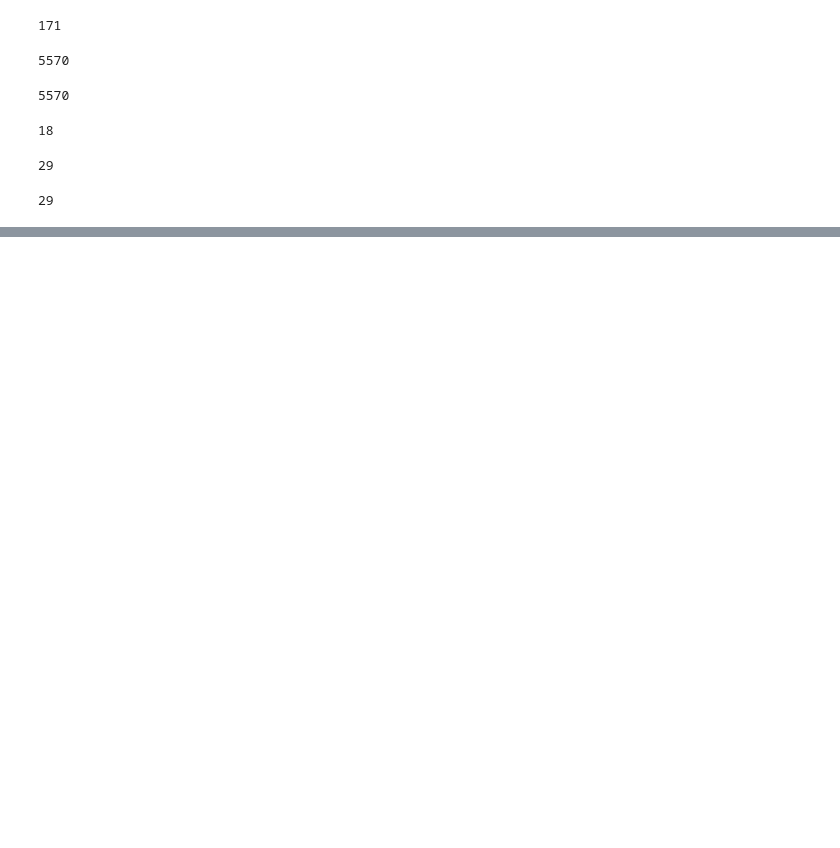
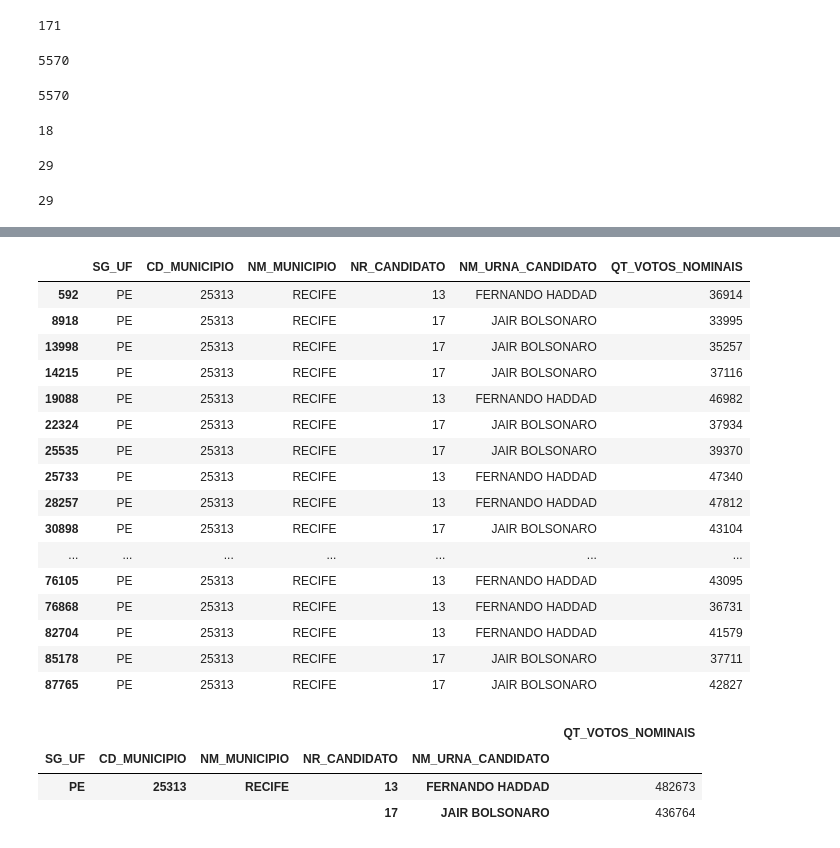
Before and after one commit to ebraimcarvalho/analise-dados-python-labhacker, a Jupyter notebook: mapa_eleicao/Untitled.ipynb, the cells around one changed output, grey strips where cells are left out. Cells and saved outputs as stored; diff of their text form; code cells hidden in the pictures; blank space fills up the shorter version.

```diff
--- a/mapa_eleicao/Untitled.ipynb
+++ b/mapa_eleicao/Untitled.ipynb
@@ -254,0 +279,30 @@ df_2turno.nlargest(10, 'QT_')
+# %%
+df_2turno.loc[df_2turno['NM_MUNICIPIO'] == 'RECIFE']
+# %% [output]
+|  | SG_UF | CD_MUNICIPIO | NM_MUNICIPIO | NR_CANDIDATO | NM_URNA_CANDIDATO | QT_VOTOS_NOMINAIS |
+| 592 | PE | 25313 | RECIFE | 13 | FERNANDO HADDAD | 36914 |
+| 8918 | PE | 25313 | RECIFE | 17 | JAIR BOLSONARO | 33995 |
+| 13998 | PE | 25313 | RECIFE | 17 | JAIR BOLSONARO | 35257 |
+| 14215 | PE | 25313 | RECIFE | 17 | JAIR BOLSONARO | 37116 |
+| 19088 | PE | 25313 | RECIFE | 13 | FERNANDO HADDAD | 46982 |
+| 22324 | PE | 25313 | RECIFE | 17 | JAIR BOLSONARO | 37934 |
+| 25535 | PE | 25313 | RECIFE | 17 | JAIR BOLSONARO | 39370 |
+| 25733 | PE | 25313 | RECIFE | 13 | FERNANDO HADDAD | 47340 |
+| 28257 | PE | 25313 | RECIFE | 13 | FERNANDO HADDAD | 47812 |
+| 30898 | PE | 25313 | RECIFE | 17 | JAIR BOLSONARO | 43104 |
+| ... | ... | ... | ... | ... | ... | ... |
+| 76105 | PE | 25313 | RECIFE | 13 | FERNANDO HADDAD | 43095 |
+| 76868 | PE | 25313 | RECIFE | 13 | FERNANDO HADDAD | 36731 |
+| 82704 | PE | 25313 | RECIFE | 13 | FERNANDO HADDAD | 41579 |
+| 85178 | PE | 25313 | RECIFE | 17 | JAIR BOLSONARO | 37711 |
+| 87765 | PE | 25313 | RECIFE | 17 | JAIR BOLSONARO | 42827 |
+# %%
+# Descobrindo quem ganhou em Recife
+df_2turno.loc[df_2turno['NM_MUNICIPIO'] == 'RECIFE'].groupby(
+    ['SG_UF', 'CD_MUNICIPIO', 'NM_MUNICIPIO', 'NR_CANDIDATO', 'NM_URNA_CANDIDATO']
+).sum()
+# %% [output]
+|  |  |  |  |  | QT_VOTOS_NOMINAIS |
+| SG_UF | CD_MUNICIPIO | NM_MUNICIPIO | NR_CANDIDATO | NM_URNA_CANDIDATO |  |
+| PE | 25313 | RECIFE | 13 | FERNANDO HADDAD | 482673 |
+|  |  |  | 17 | JAIR BOLSONARO | 436764 |
```
Also changed, not shown: parts of 10 cells of this notebook.
